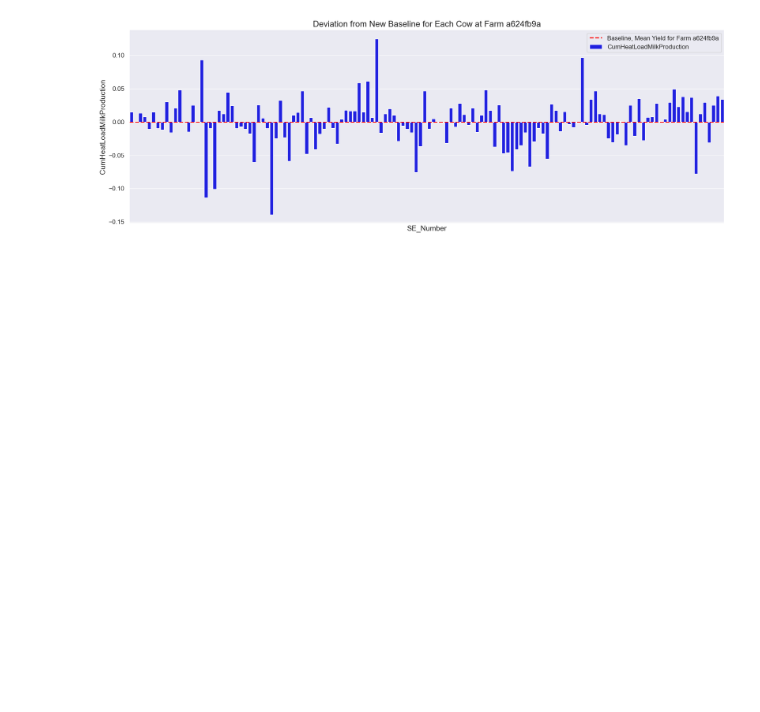
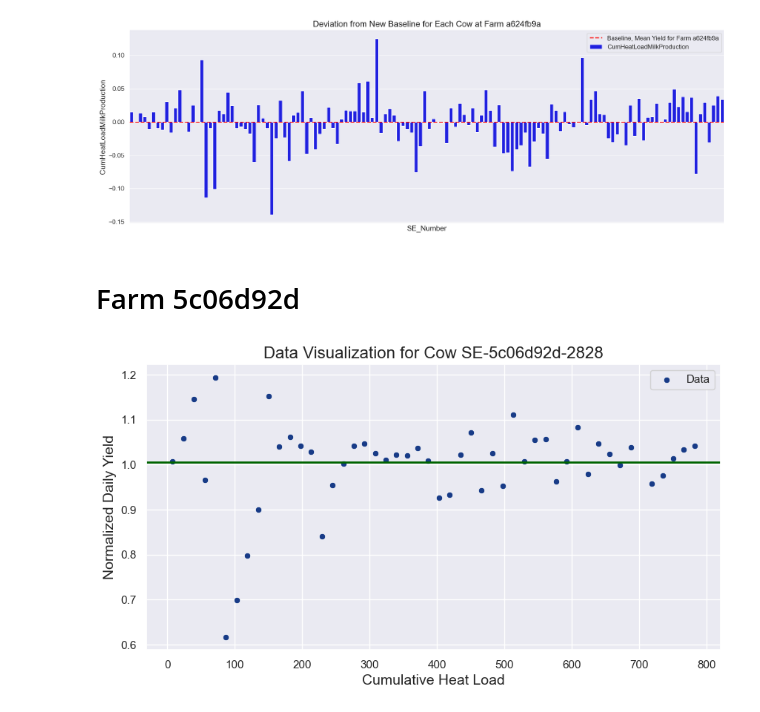
Before and after one commit to jockepolis/HeatStressEvaluationSummer24, a Jupyter notebook: ModelingIndividualsYield/GAM_IndividualHeat.ipynb, the cells around one changed output. Drawn from its saved outputs; the diff is of its cells as text; code cells hidden in the pictures; blank space fills up the shorter version.

Commit message:
done all farms

```diff
--- a/ModelingIndividualsYield/GAM_IndividualHeat.ipynb
+++ b/ModelingIndividualsYield/GAM_IndividualHeat.ipynb
@@ -466,3 +466,56 @@ plt.tight_layout()
 plt.show()
 # %% [output]
 [figure]
+# %% [markdown]
+# Farm 5c06d92d
+# %%
+# Filter data for the specific farm
+farm_id = '5c06d92d'
+farm_data = milk_data[milk_data['FarmName_Pseudo'] == farm_id]
+
+# Get unique cows (SE_Number) in the farm
+unique_cows = farm_data['SE_Number'].unique()
+
+# Initialize an empty DataFrame to store results
+results_df = pd.DataFrame(columns=['FarmName_Pseudo', 'SE_Number', 'CumHeatLoadMilkProduction [%]'])
+
+# Select a random cow for plotting (you can set seed for reproducibility)
+np.random.seed(42)  # For reproducibility
+random_cow = np.random.choice(unique_cows)
+
+for se_number in unique_cows:
+    # Filter data for the specific cow
+    cow_data = farm_data[farm_data['SE_Number'] == se_number]
+
+    # Data Preparation
+    N = 50  # Number of bins
+    input_feature_label = 'CumulativeHeatLoad'
+
+    # Create bins and calculate midpoints
+    bins = pd.cut(cow_data[input_feature_label], bins=N)
+    bin_midpoints = bins.apply(lambda x: x.mid)
+    mean_yields = cow_data.groupby(bin_midpoints, observed=True)['NormalizedDailyYield'].mean().reset_index()
+
+    # Assign target y and input vector x
+    x = mean_yields[input_feature_label].values
+    y = mean_yields.NormalizedDailyYield.values
+
+    # Calculate mean_yield for this cow
+    mean_yield = cow_data['NormalizedDailyYield'].mean()
+
+    # Initial Visualization (for a random cow only)
+    if se_number == random_cow:
+        fig = plt.figure(figsize=(10, 5))
+        ax = plt.subplot(111)
+        scatter = sns.scatterplot(x=x, y=y, label='Data', color='#183B87', ax=ax)
+
+        # Add horizontal line for the mean yield
+        mean_yield = cow_data['NormalizedDailyYield'].mean()
+        ax.axhline(mean_yield, color='#006400', linestyle='-', linewidth=2, label='Mean Normalized Daily Yield')
+
+        plt.title(f"Data Visualization for Cow {se_number}", fontsize=16)
+        plt.xlabel('Cumulative Heat Load', fontsize=14)
+        plt.ylabel('Normalized Daily Yield', fontsize=14)
+        plt.show()
+# %% [output]
+[figure, added]
```
Also changed, not shown: parts of 19 cells of this notebook.
